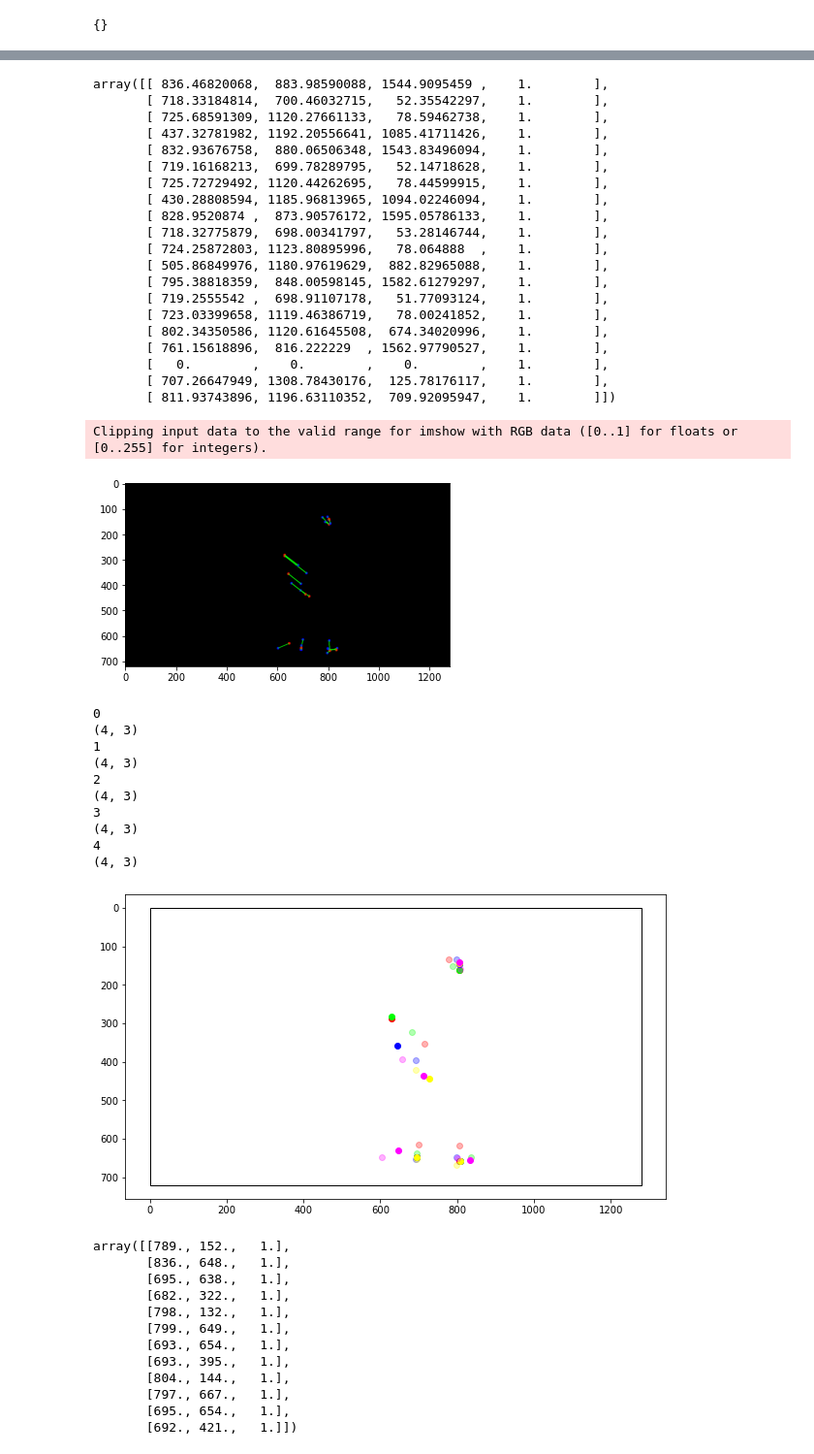
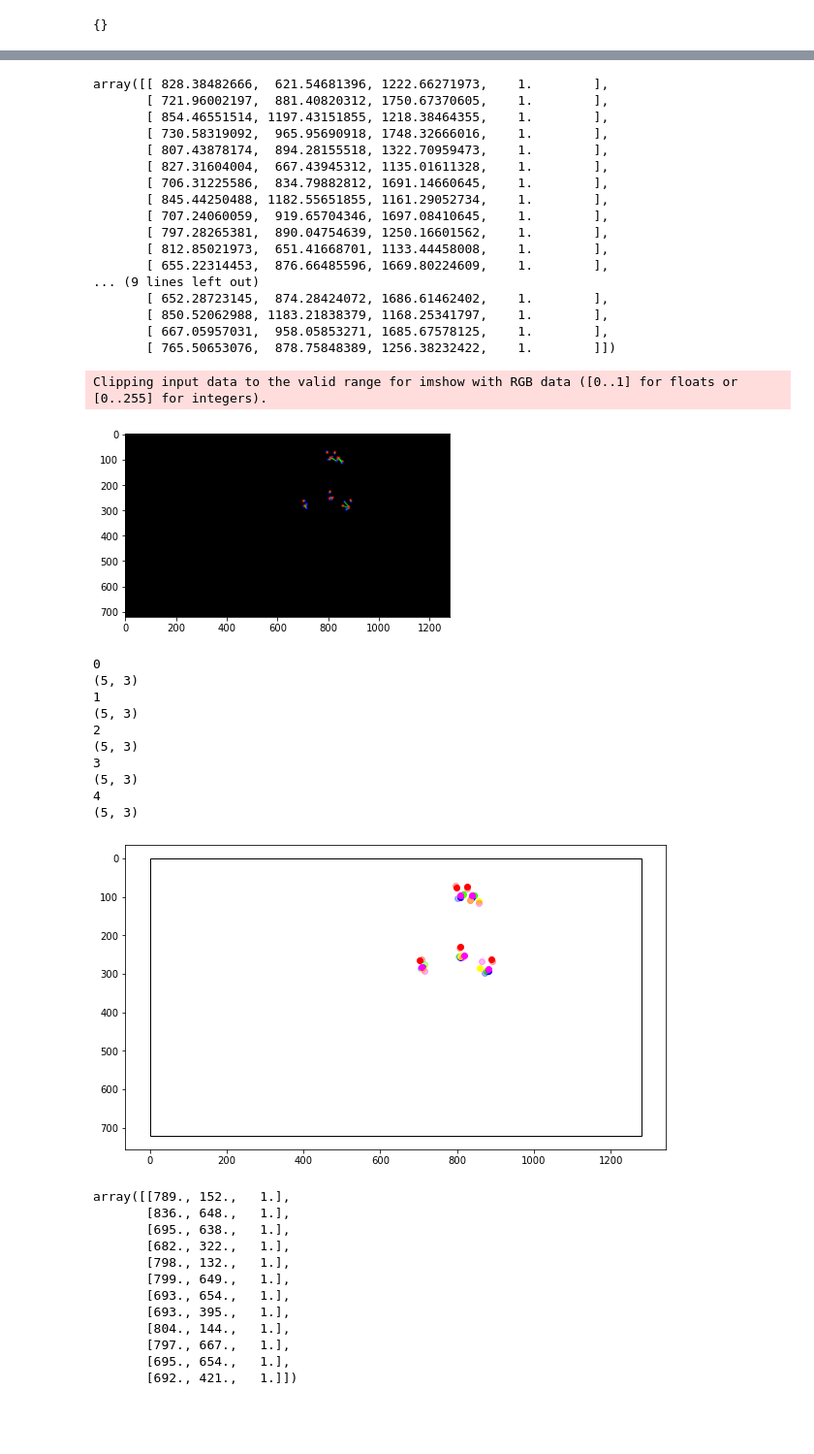
Before and after one commit to event-driven-robotics/hpe-core, a Jupyter notebook: datasets/vicon_processing/notebooks/estimation_with_markers.ipynb, the cells around one changed output, grey strips where cells are left out. Shown: that part at 97% size. Saved outputs shown, nothing was run; the diff lists cells and outputs as text; code cells hidden in the pictures; blank space fills up the shorter version.

```diff
--- a/datasets/vicon_processing/notebooks/estimation_with_markers.ipynb
+++ b/datasets/vicon_processing/notebooks/estimation_with_markers.ipynb
@@ -21,13 +21,13 @@ from vicon_processing.src.data_helpers import DvsLabeler, DvsHelper, C3dHelper
 from vicon_processing.src import vis_utils, utils
 # %%
 # import the DVS data
-dvs_file_path = '/hpe/Users/Stefano/hpe/vicon/side_f1_s/atis-s/'
+dvs_file_path = '/hpe/Users/Stefano/hpe/vicon_dataset/drum_s1/atis-s/'
 dvs_helper = DvsHelper(dvs_file_path)
 # %% [output]
 no manual zero time found, using zero instead
 # %%
-dvs_helper.read_points_labels('../scripts/config/side_s_labels.yml');
-labels_times = np.array(dvs_helper.labeled_points['times'])[[1, 2, 3]]
+dvs_helper.read_points_labels('/home/schiavazza/data/hpe/vicon_dataset/drum_f1/atis-s/labeled_points.yml');
+labels_times = np.array(dvs_helper.labeled_points['times'])
 print(labels_times)
 # labels_times = [0.0]
 # %% [output]
@@ -60,6 +60,6 @@ print(labels)
 # %%
 # load c3d vicon data
-c3d_file_path = '/home/schiavazza/data/hpe/vicon/side_f1.c3d'
+c3d_file_path = '/home/schiavazza/data/hpe/vicon_dataset/drum_f1/drum_f1.c3d'
 c3d_helper = C3dHelper(c3d_file_path, delay=0.214, camera_markers=False)
 print(c3d_helper.reader.point_labels)
 # %% [output]
@@ -312,26 +309,23 @@ projected_points = proj_helper.project_to_frame(
 # %%
 proj_helper.world_points
 # %% [output]
-array([[ 836.46820068,  883.98590088, 1544.9095459 ,    1.        ],
-       [ 718.33184814,  700.46032715,   52.35542297,    1.        ],
-       [ 725.68591309, 1120.27661133,   78.59462738,    1.        ],
-       [ 437.32781982, 1192.20556641, 1085.41711426,    1.        ],
-       [ 832.93676758,  880.06506348, 1543.83496094,    1.        ],
-       [ 719.16168213,  699.78289795,   52.14718628,    1.        ],
-       [ 725.72729492, 1120.44262695,   78.44599915,    1.        ],
-       [ 430.28808594, 1185.96813965, 1094.02246094,    1.        ],
-       [ 828.9520874 ,  873.90576172, 1595.05786133,    1.        ],
-       [ 718.32775879,  698.00341797,   53.28146744,    1.        ],
-       [ 724.25872803, 1123.80895996,   78.064888  ,    1.        ],
-       [ 505.86849976, 1180.97619629,  882.82965088,    1.        ],
-       [ 795.38818359,  848.00598145, 1582.61279297,    1.        ],
-       [ 719.2555542 ,  698.91107178,   51.77093124,    1.        ],
-       [ 723.03399658, 1119.46386719,   78.00241852,    1.        ],
-       [ 802.34350586, 1120.61645508,  674.34020996,    1.        ],
-       [ 761.15618896,  816.222229  , 1562.97790527,    1.        ],
-       [   0.        ,    0.        ,    0.        ,    1.        ],
-       [ 707.26647949, 1308.78430176,  125.78176117,    1.        ],
-       [ 811.93743896, 1196.63110352,  709.92095947,    1.        ]])
+array([[ 828.38482666,  621.54681396, 1222.66271973,    1.        ],
+       [ 721.96002197,  881.40820312, 1750.67370605,    1.        ],
+       [ 854.46551514, 1197.43151855, 1218.38464355,    1.        ],
+       [ 730.58319092,  965.95690918, 1748.32666016,    1.        ],
+       [ 807.43878174,  894.28155518, 1322.70959473,    1.        ],
+       [ 827.31604004,  667.43945312, 1135.01611328,    1.        ],
+       [ 706.31225586,  834.79882812, 1691.14660645,    1.        ],
+       [ 845.44250488, 1182.55651855, 1161.29052734,    1.        ],
+       [ 707.24060059,  919.65704346, 1697.08410645,    1.        ],
+       [ 797.28265381,  890.04754639, 1250.16601562,    1.        ],
+       [ 812.85021973,  651.41668701, 1133.44458008,    1.        ],
+       [ 655.22314453,  876.66485596, 1669.80224609,    1.        ],
+... (9 lines left out)
+       [ 652.28723145,  874.28424072, 1686.61462402,    1.        ],
+       [ 850.52062988, 1183.21838379, 1168.25341797,    1.        ],
+       [ 667.05957031,  958.05853271, 1685.67578125,    1.        ],
+       [ 765.50653076,  878.75848389, 1256.38232422,    1.        ]])
 # %%
 %matplotlib inline
 plt.clf()
@@ -341,13 +335,13 @@ plt.imshow(frame)
 plt.show()
 # %% [output]
 Clipping input data to the valid range for imshow with RGB data ([0..1] for floats or [0..255] for integers).
-[figure, old version]
+[figure, new version]
 # %%
 %matplotlib inline
 fig = plt.figure(figsize=(10, 10))
 ax = plt.axes()
 
-s = 4
+s = 5
 colors = [
     (1.0, 0.0, 0.0),
     (0.0, 1.0, 0.0),
@@ -356,39 +350,39 @@ colors = [
     (1.0, 0.0, 1.0),
     (0.0, 1.0, 1.0),
     (1.0, 1.0, 1.0),
     (1.0, 1.0, 1.0)
 ]
 for i, t in enumerate(labels_times):
     print(i)
     vis_utils.plot_2d_points_plt(ax, projected_points[s*i:s*(i+1)], color=colors[i])
     print(projected_points[s*i:s*(i+1)].shape)
 
     alpha = 0.3
     vis_utils.plot_2d_points_plt(ax, proj_helper.image_points[s*i:s*(i+1)], color=colors[i], alpha=alpha)
 
 ax.add_patch(Rectangle((0, 0), 1280, 720, fill=False))
 
 xlim = ax.get_xlim()
 ylim = ax.get_ylim()
 
 ax.set_xlim(min(0, xlim[0]), max(1280, xlim[1]))
 ax.set_ylim(min(0, ylim[0]), max(720, ylim[1]))
 
 ax.axes.set_aspect('equal')
 
 plt.gca().invert_yaxis()
 # %% [output]
 0
-(4, 3)
+(5, 3)
 1
-(4, 3)
+(5, 3)
 2
-(4, 3)
+(5, 3)
 3
-(4, 3)
+(5, 3)
 4
-(4, 3)
+(5, 3)
-[figure, old version]
+[figure, new version]
 # %%
 proj_helper.image_points
 # %% [output]
```
Also changed, not shown: parts of 19 cells of this notebook, 5 other files.
